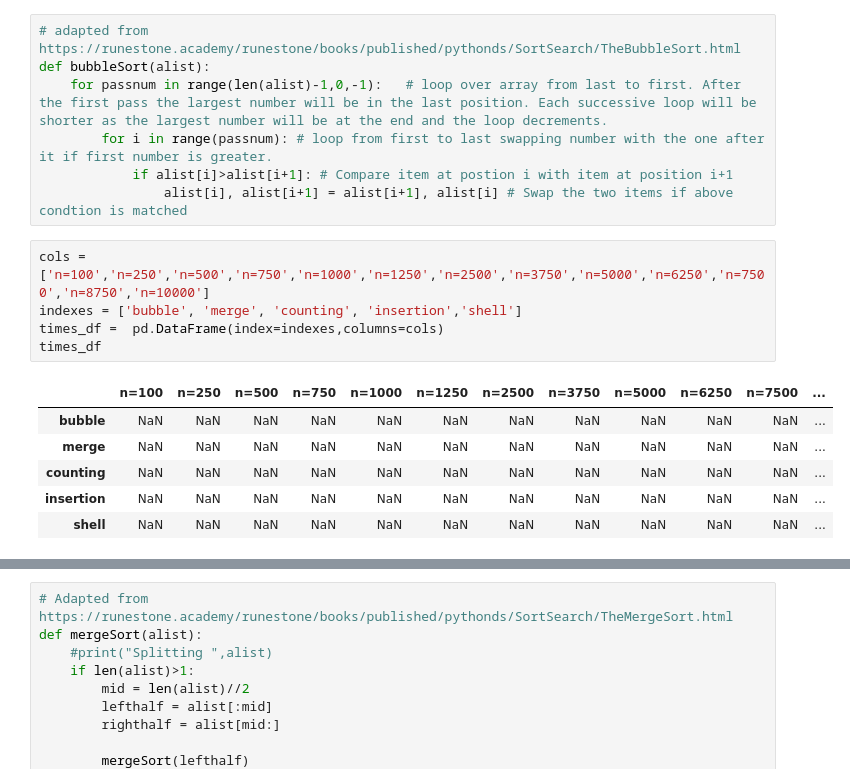
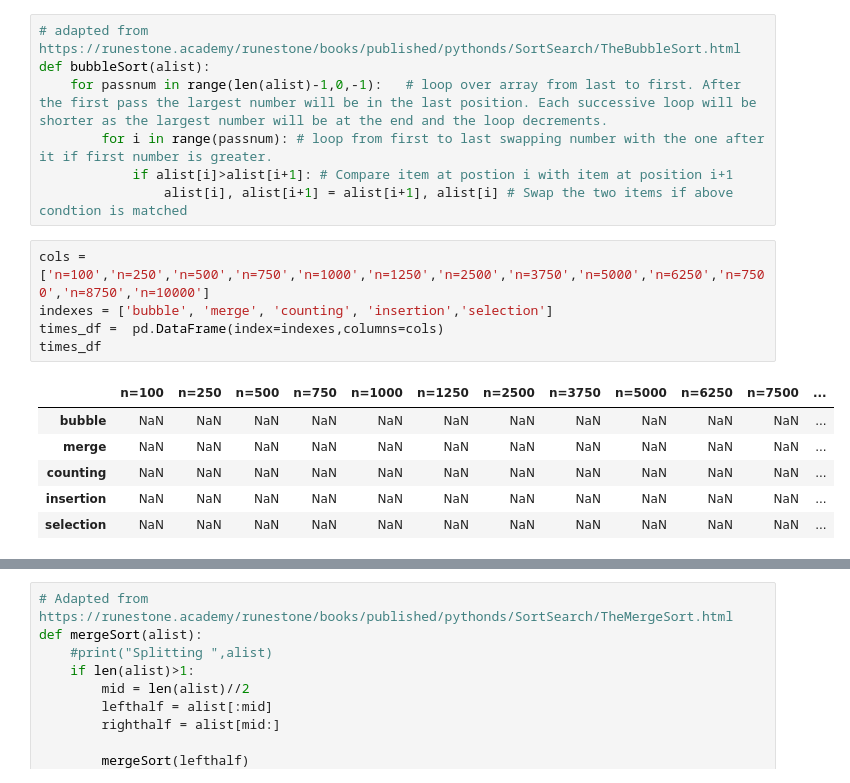
Before and after one commit to AdrianDonohoe/CTA_Project_2020, a Jupyter notebook: CTA Project 2020.ipynb, the cells around one changed output, grey strips where cells are left out. Saved outputs shown, nothing was run; the diff lists cells and outputs as text.

Commit message:
removed shell sort, added selection sort

```diff
--- a/CTA Project 2020.ipynb
+++ b/CTA Project 2020.ipynb
@@ -17,16 +19,16 @@ def bubbleSort(alist):
                 alist[i], alist[i+1] = alist[i+1], alist[i] # Swap the two items if above condtion is matched
 # %%
 cols = ['n=100','n=250','n=500','n=750','n=1000','n=1250','n=2500','n=3750','n=5000','n=6250','n=7500','n=8750','n=10000']
-indexes = ['bubble', 'merge', 'counting', 'insertion','shell']
+indexes = ['bubble', 'merge', 'counting', 'insertion','selection']
 times_df =  pd.DataFrame(index=indexes,columns=cols)
 times_df
 # %% [output]
 |  | n=100 | n=250 | n=500 | n=750 | n=1000 | n=1250 | n=2500 | n=3750 | n=5000 | n=6250 | n=7500 | ... |
 | bubble | NaN | NaN | NaN | NaN | NaN | NaN | NaN | NaN | NaN | NaN | NaN | ... |
 | merge | NaN | NaN | NaN | NaN | NaN | NaN | NaN | NaN | NaN | NaN | NaN | ... |
 | counting | NaN | NaN | NaN | NaN | NaN | NaN | NaN | NaN | NaN | NaN | NaN | ... |
 | insertion | NaN | NaN | NaN | NaN | NaN | NaN | NaN | NaN | NaN | NaN | NaN | ... |
-| shell | NaN | NaN | NaN | NaN | NaN | NaN | NaN | NaN | NaN | NaN | NaN | ... |
+| selection | NaN | NaN | NaN | NaN | NaN | NaN | NaN | NaN | NaN | NaN | NaN | ... |
 # %%
 array_size = [100, 250, 500, 750, 1000, 1250, 2500, 3750, 5000, 6250, 7500, 8750, 10000]
 
```
Also changed, not shown: parts of 13 cells of this notebook.
